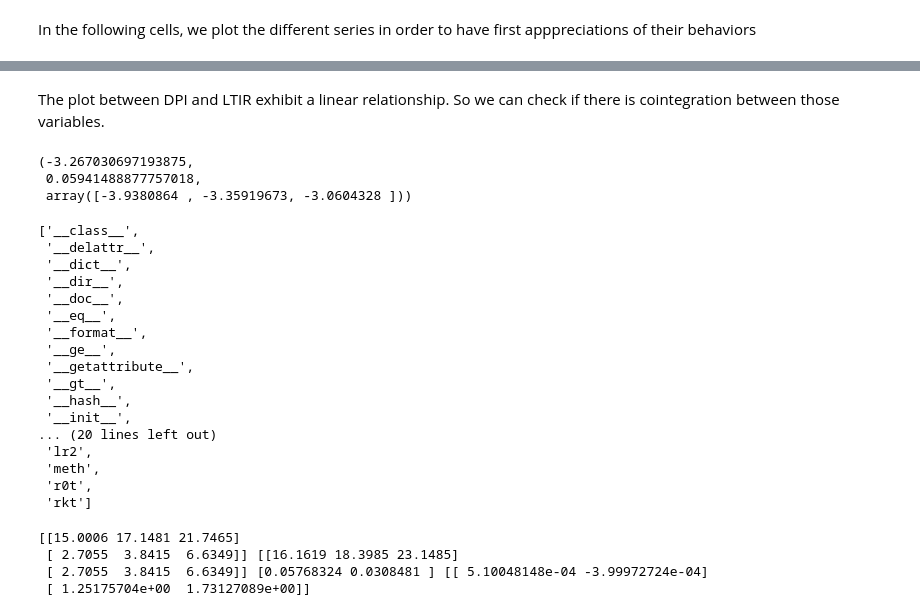
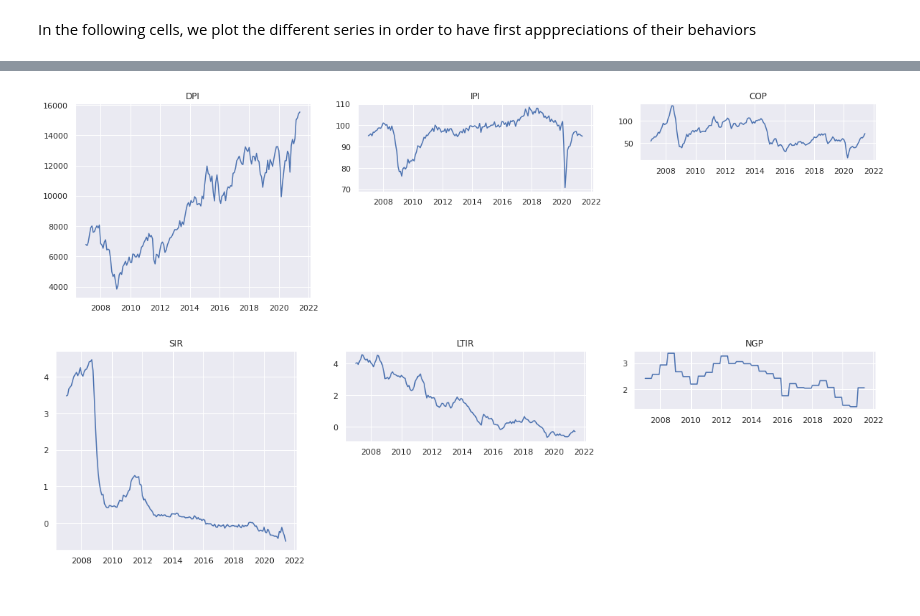
Before and after one commit to flokoafon/WQU_project, a Jupyter notebook: WQU_project.ipynb, the cells around one changed output, grey strips where cells are left out. Saved outputs shown, nothing was run; the diff lists cells and outputs as text; code cells hidden in the pictures.

```diff
--- a/WQU_project.ipynb
+++ b/WQU_project.ipynb
@@ -420,42 +93,30 @@ sns.pairplot(series)
-# %% [markdown]
-The plot between DPI and LTIR exhibit a linear relationship. So we can check if there is cointegration between those variables.
-# %%
-#Checking cointegration between DPI and SIR using Augmented Engle-Granger two-step cointegration test
-full_size_DPI = DPI[0:266,] #this variables contains the DPI'serie corresponding values of not null values of SIR serie
-sm.tsa.stattools.coint(DPI, LTIR, trend = "c") #Model with constant term and trend
-# %% [output]
-(-3.267030697193875,
- 0.05941488877757018,
- array([-3.9380864 , -3.35919673, -3.0604328 ]))
-# %%
-#Checking cointegration between DPI and LTIR using Augmented Engle-Granger two-step cointegration test
-from statsmodels.tsa.vector_ar.vecm import coint_johansen
-johansen_series = series[['DPI','LTIR']] #Data for testing cointegration
-johansen_series = johansen_series[johansen_series.notnull()] #Removing all not numeric data in the matrix
-result = coint_johansen(endog = johansen_series, det_order = 1, k_ar_diff = 1)
-dir(result)
-# %% [output]
-['__class__',
- '__delattr__',
- '__dict__',
- '__dir__',
- '__doc__',
- '__eq__',
- '__format__',
- '__ge__',
- '__getattribute__',
- '__gt__',
- '__hash__',
- '__init__',
-... (20 lines left out)
- 'lr2',
- 'meth',
- 'r0t',
- 'rkt']
-# %%
-print(result.cvm, result.cvt, result.eig, result.evec)
-# %% [output]
-[[15.0006 17.1481 21.7465]
- [ 2.7055  3.8415  6.6349]] [[16.1619 18.3985 23.1485]
- [ 2.7055  3.8415  6.6349]] [0.05768324 0.0308481 ] [[ 5.10048148e-04 -3.99972724e-04]
- [ 1.25175704e+00  1.73127089e+00]]
+# %%
+# First visualization of the series
+sns.set()
+plt.figure(1,figsize=(20,5))
+plt.subplot(1, 3, 1)
+plt.plot(complete_series["DPI"])
+plt.title("DPI")
+plt.subplot(2, 3, 2)
+plt.plot(complete_series["IPI"])
+plt.title("IPI")
+plt.subplot(3, 3, 3)
+plt.plot(complete_series["COP"])
+plt.title("COP")
+plt.show()
+# %% [output]
+[figure, added]
+# %%
+plt.figure(1,figsize=(20,5))
+plt.subplot(1, 3, 1)
+plt.plot(complete_series["SIR"])
+plt.title("SIR")
+plt.subplot(2, 3, 2)
+plt.plot(complete_series["LTIR"])
+plt.title("LTIR")
+plt.subplot(3, 3, 3)
+plt.plot(complete_series["NGP"])
+plt.title("NGP")
+plt.show()
+# %% [output]
+[figure, added]
```
Also changed, not shown: parts of 123 cells of this notebook.
